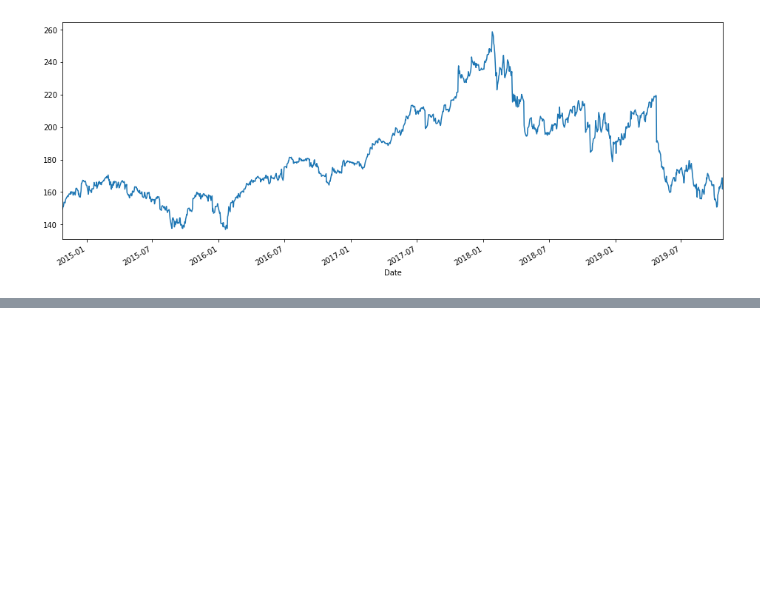
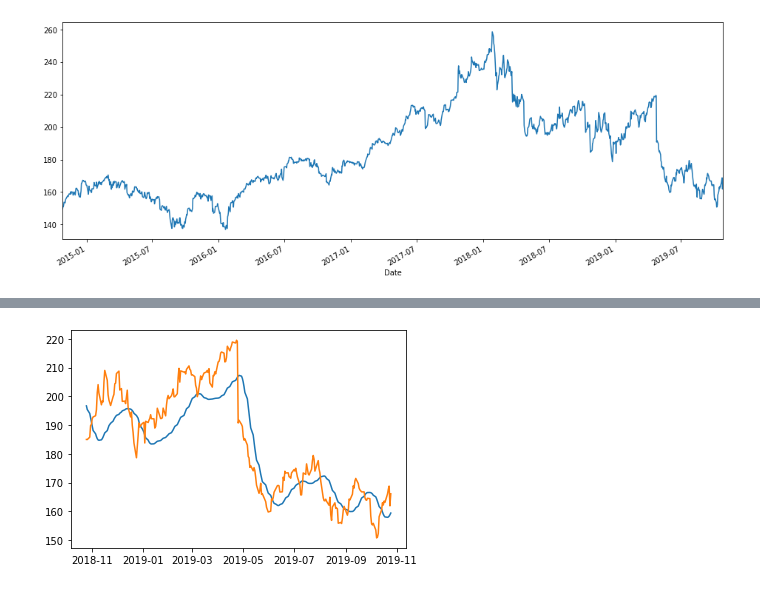
Before and after one commit to Samarmy/CS545TP, a Jupyter notebook: Armstrong-Choudhary-Hua-project.ipynb, the cells around one changed output, grey strips where cells are left out. Cells and saved outputs as stored; diff of their text form; code cells hidden in the pictures; blank space fills up the shorter version.

Commit message:
working multivariate model

```diff
--- a/Armstrong-Choudhary-Hua-project.ipynb
+++ b/Armstrong-Choudhary-Hua-project.ipynb
@@ -209,0 +231,28 @@ plt.show()
+# %%
+# Initialising the RNN
+regressor = Sequential()
+
+# Adding the first LSTM layer and some Dropout regularisation
+regressor.add(LSTM(units = 50, return_sequences = True, input_shape = (X_train.shape[1], 6)))
+regressor.add(Dropout(0.2))
+
+# Adding a second LSTM layer and some Dropout regularisation
+regressor.add(LSTM(units = 50, return_sequences = True))
+regressor.add(Dropout(0.2))
+
+# Adding a third LSTM layer and some Dropout regularisation
+regressor.add(LSTM(units = 50, return_sequences = True))
+regressor.add(Dropout(0.2))
+
+# Adding a fourth LSTM layer and some Dropout regularisation
+regressor.add(LSTM(units = 50))
+regressor.add(Dropout(0.2))
+
+# Adding the output layer
+regressor.add(Dense(units = 1))
+# %%
+# Compiling the RNN
+regressor.compile(optimizer = 'adam', loss = 'mean_squared_error')
+
+# Fitting the RNN to the Training set
+regressor.fit(X_train, y_train, epochs = 10, batch_size = 32)
@@ -209,0 +278,18 @@ plt.show()
+# %%
+testing_set_scaled = scMultiVariate.transform(testing_set.to_numpy())
+X_test = []
+for i in range(look_back_multi, testing_set_scaled.shape[0]):
+    X_test.append(testing_set_scaled[i-look_back_multi:i, :])
+X_test = np.array(X_test)
+X_test = np.reshape(X_test, (X_test.shape[0], X_test.shape[1], 6))
+predicted_stock_price = regressor.predict(X_test)
+predicted_stock_price = scMultiVariate.inverse_transform(np.repeat(predicted_stock_price, 6, axis=1))[:, 1]
+predicted_stock_price = pd.DataFrame(predicted_stock_price)
+Y_test = testing_set['Close'][look_back_multi:]
+# %%
+predicted_stock_price.index = Y_test.index
+plt.plot(predicted_stock_price)
+plt.plot(Y_test)
+plt.show()
+# %% [output]
+[figure, added]
```
Also changed, not shown: parts of 10 cells of this notebook.
